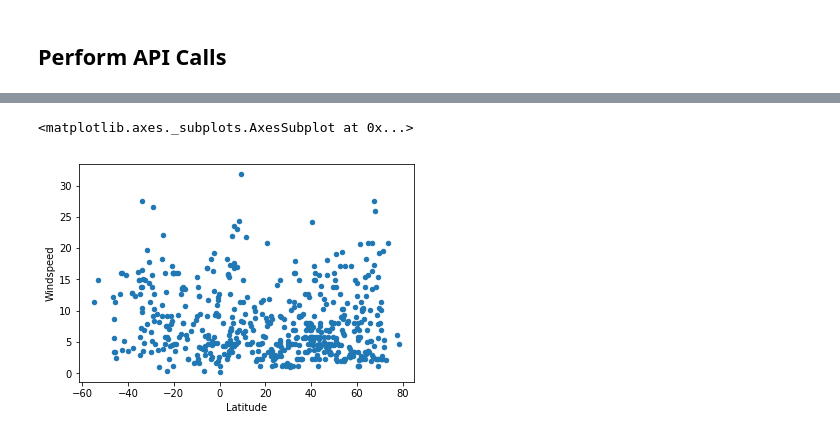
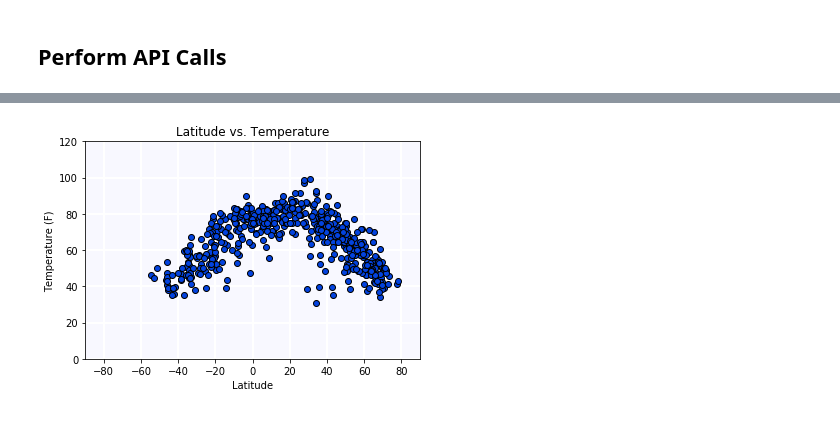
Before and after one commit to bowielh/06_Python_API, a Jupyter notebook: WeatherPy.ipynb, the cells around one changed output, grey strips where cells are left out. Saved outputs shown, nothing was run; the diff lists cells and outputs as text; code cells hidden in the pictures.

Commit message:
Add formatting to scatter plots.

```diff
--- a/WeatherPy.ipynb
+++ b/WeatherPy.ipynb
@@ -181,6 +132,17 @@ data_df.plot(kind = 'scatter', x = 'Latitude', y = 'Cloudiness')
-# %%
-# Latitude vs. Wind Speed plot
-data_df.plot(kind = 'scatter', x = 'Latitude', y = 'Windspeed')
-# %% [output]
-<matplotlib.axes._subplots.AxesSubplot at 0x...>
-[figure, removed]
+# %%
+# Latitude vs. Temperature plot
+fig = plt.figure()
+ax = plt.axes()
+
+ax.plot(data_df['Latitude'], data_df['Temperature'], marker = 'o', color = 'xkcd:blue', ls = 'None', markeredgecolor = 'k')
+ax.set_facecolor('ghostwhite')
+
+ax.set(title = 'Latitude vs. Temperature',
+       ylabel = 'Temperature (F)',
+       xlabel = 'Latitude',
+       ylim = (0, 120), xlim = (-90, 90))
+ax.grid(color = 'white', linewidth = 2)
+
+plt.savefig('Lat_vs_Temp')
+# %% [output]
+[figure, added]
```
Also changed, not shown: parts of 10 cells of this notebook, 4 other files.
